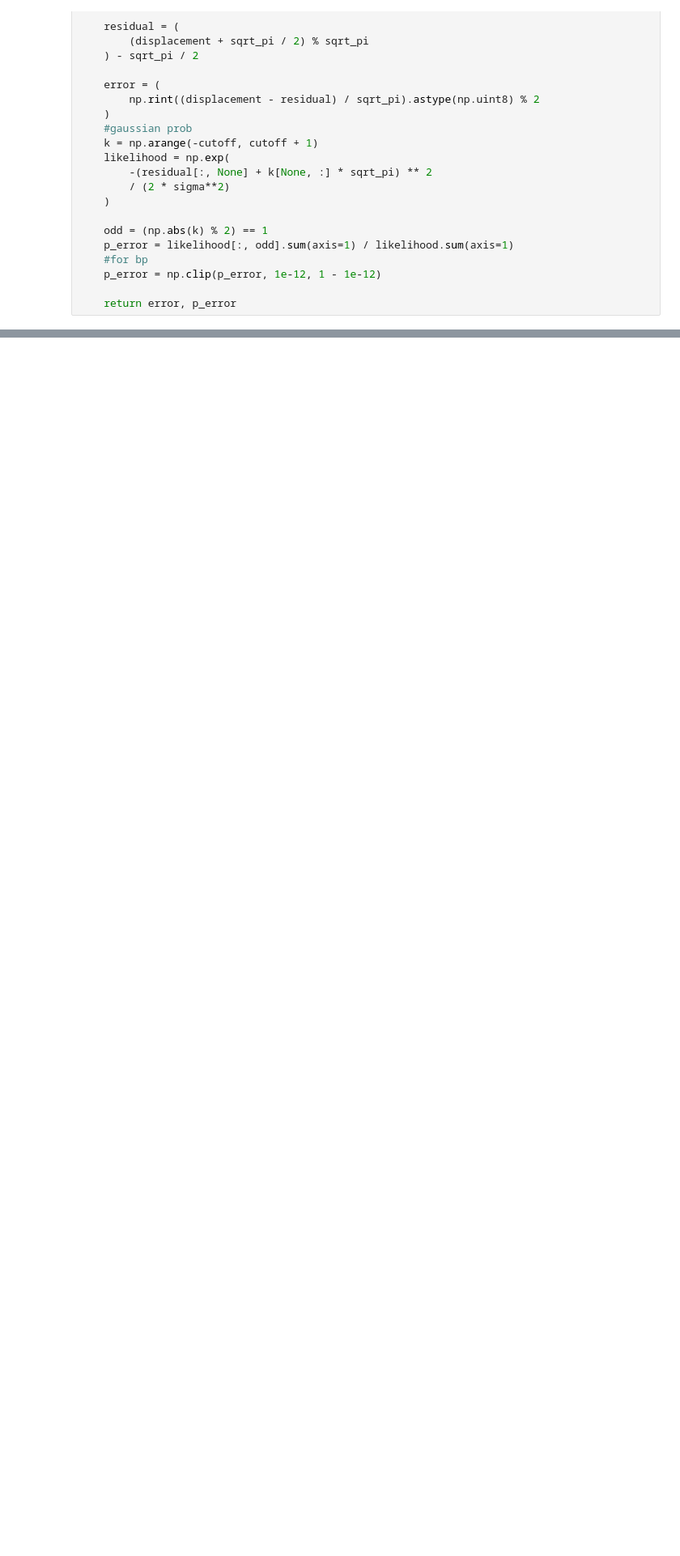
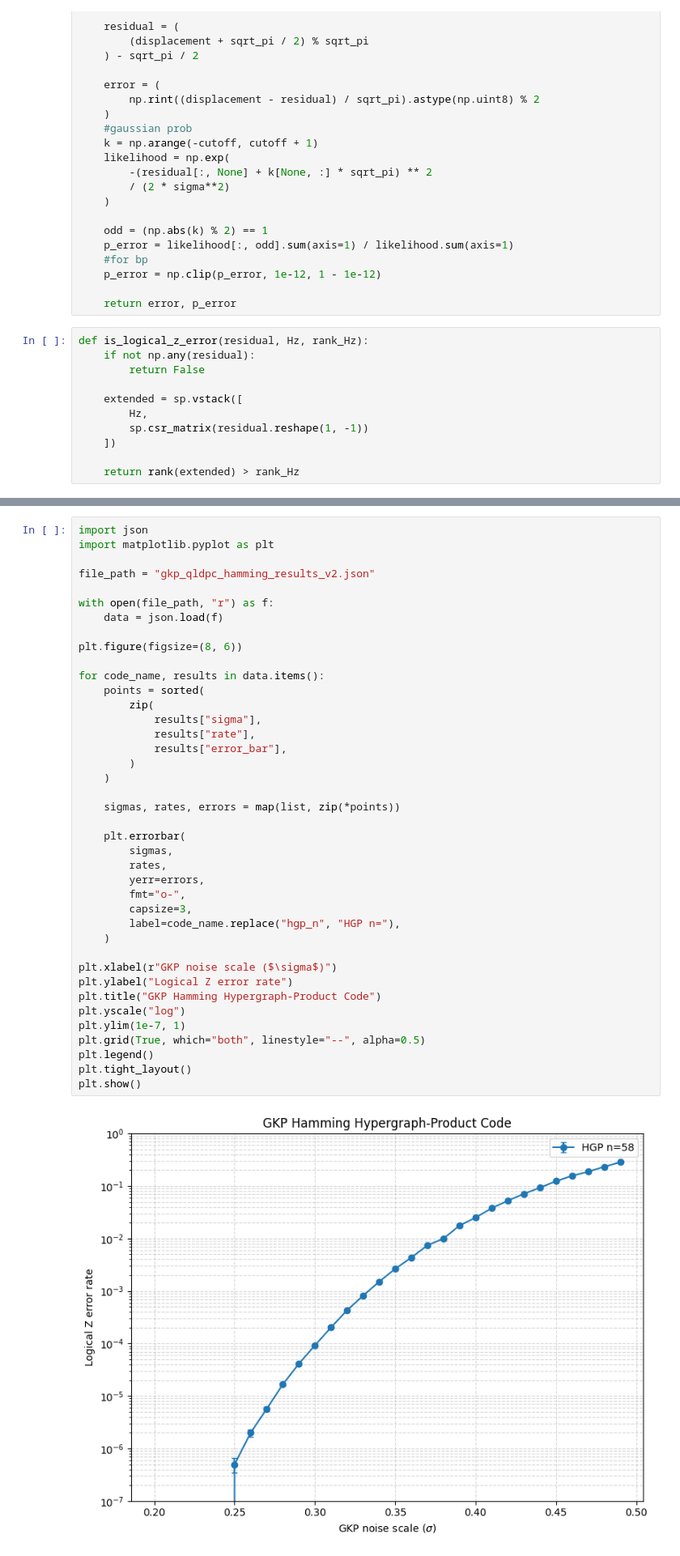
Before and after one commit to laramt04/GKP_QEC_Project_Code, a Jupyter notebook: GKP_qldpc.ipynb, the cells around one changed output, grey strips where cells are left out. Shown at 81% size. Drawn from its saved outputs; the diff is of its cells as text; blank space fills up the shorter version.

Commit message:
qldpc attempt

```diff
--- a/GKP_qldpc.ipynb
+++ b/GKP_qldpc.ipynb
@@ -63,3 +61,14 @@ def gkp_error_and_probability(sigma, n, cutoff=5):
     p_error = np.clip(p_error, 1e-12, 1 - 1e-12)
 
     return error, p_error
+# %%
+def is_logical_z_error(residual, Hz, rank_Hz):
+    if not np.any(residual):
+        return False
+
+    extended = sp.vstack([
+        Hz,
+        sp.csr_matrix(residual.reshape(1, -1))
+    ])
+
+    return rank(extended) > rank_Hz
@@ -65,0 +319,42 @@ def gkp_error_and_probability(sigma, n, cutoff=5):
+# %%
+import json
+import matplotlib.pyplot as plt
+
+file_path = "gkp_qldpc_hamming_results_v2.json"
+
+with open(file_path, "r") as f:
+    data = json.load(f)
+
+plt.figure(figsize=(8, 6))
+
+for code_name, results in data.items():
+    points = sorted(
+        zip(
+            results["sigma"],
+            results["rate"],
+            results["error_bar"],
+        )
+    )
+
+    sigmas, rates, errors = map(list, zip(*points))
+
+    plt.errorbar(
+        sigmas,
+        rates,
+        yerr=errors,
+        fmt="o-",
+        capsize=3,
+        label=code_name.replace("hgp_n", "HGP n="),
+    )
+
+plt.xlabel(r"GKP noise scale ($\sigma$)")
+plt.ylabel("Logical Z error rate")
+plt.title("GKP Hamming Hypergraph-Product Code")
+plt.yscale("log")
+plt.ylim(1e-7, 1)
+plt.grid(True, which="both", linestyle="--", alpha=0.5)
+plt.legend()
+plt.tight_layout()
+plt.show()
+# %% [output]
+[figure, added]
```
Also changed, not shown: parts of 3 cells of this notebook, 1 other file.
